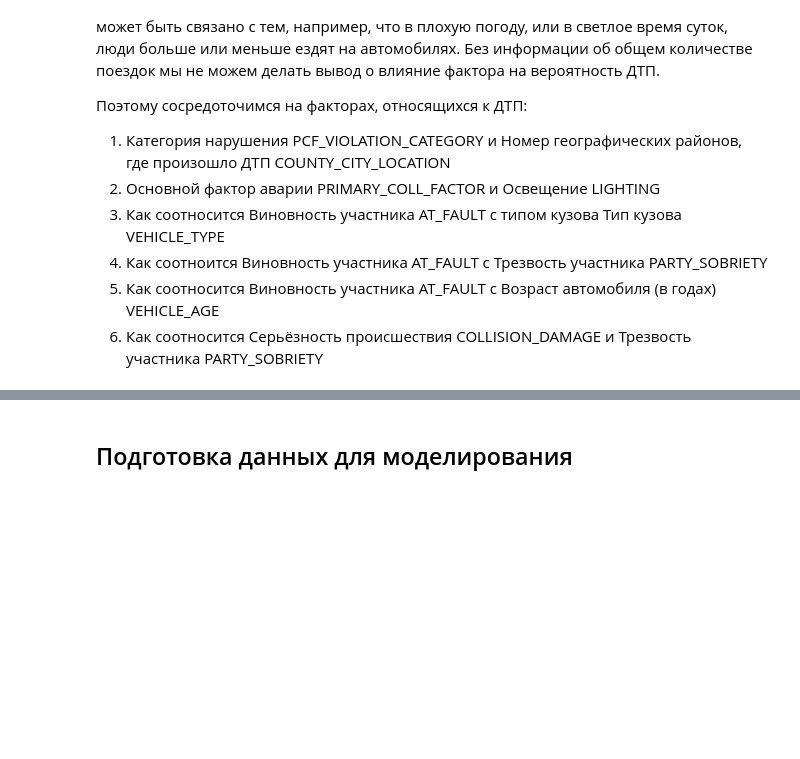
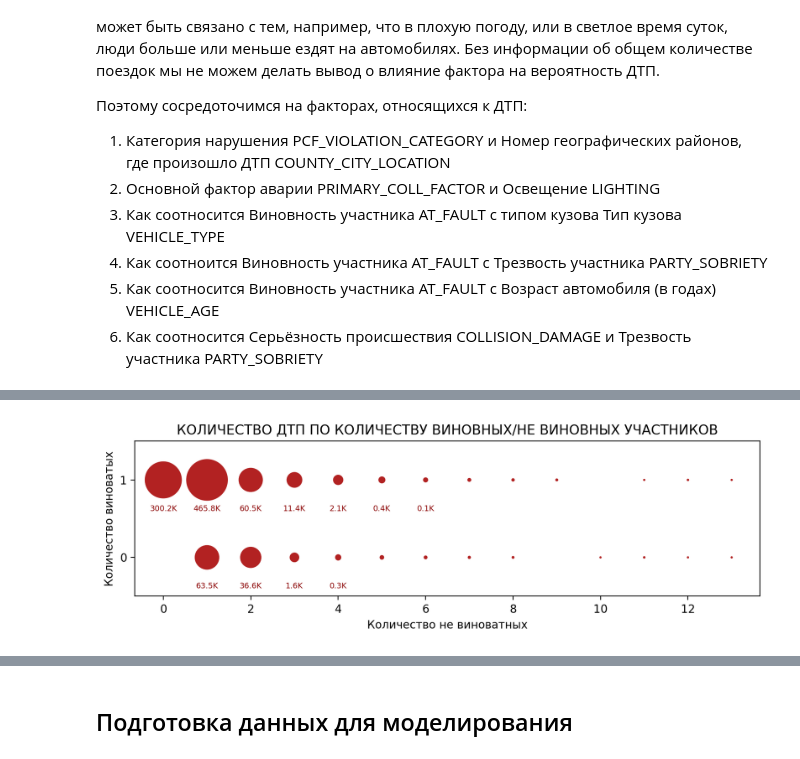
Before and after one commit to dimdasci/yp15-motor-vehicle-collisions, a Jupyter notebook: notebooks/yp15-motor-vehicle-collisions.ipynb, the cells around one changed output, grey strips where cells are left out. Drawn from its saved outputs; the diff is of its cells as text; code cells hidden in the pictures; blank space fills up the shorter version.

```diff
--- a/notebooks/yp15-motor-vehicle-collisions.ipynb
+++ b/notebooks/yp15-motor-vehicle-collisions.ipynb
@@ -536,0 +553,27 @@ plt.show()
+# %%
+plt.figure(figsize=(10, 2.5))
+plt.scatter(
+    _data.not_fault_number,
+    _data.at_fault_number,
+    s=np.power(_data.collisions_num, .55),
+    color="firebrick",
+)
+for i, r in _data.iterrows():
+    if r["collisions_num"] < 1e2:
+        continue
+    plt.text(r["not_fault_number"],
+             r["at_fault_number"] - .4,
+             f'{r["collisions_num"]/1000:.1f}K',
+             color="darkred",
+             horizontalalignment="center",
+             fontsize="x-small")
+
+plt.yticks([0, 1])
+plt.ylim(-.5, 1.5)
+plt.title(
+    "Количество ДТП по количеству виновных/не виновных участников".upper())
+plt.ylabel("Количество виноватых")
+plt.xlabel("Количество не виноватных")
+plt.show()
+# %% [output]
+[figure, added]
```
Also changed, not shown: parts of 14 cells of this notebook.
